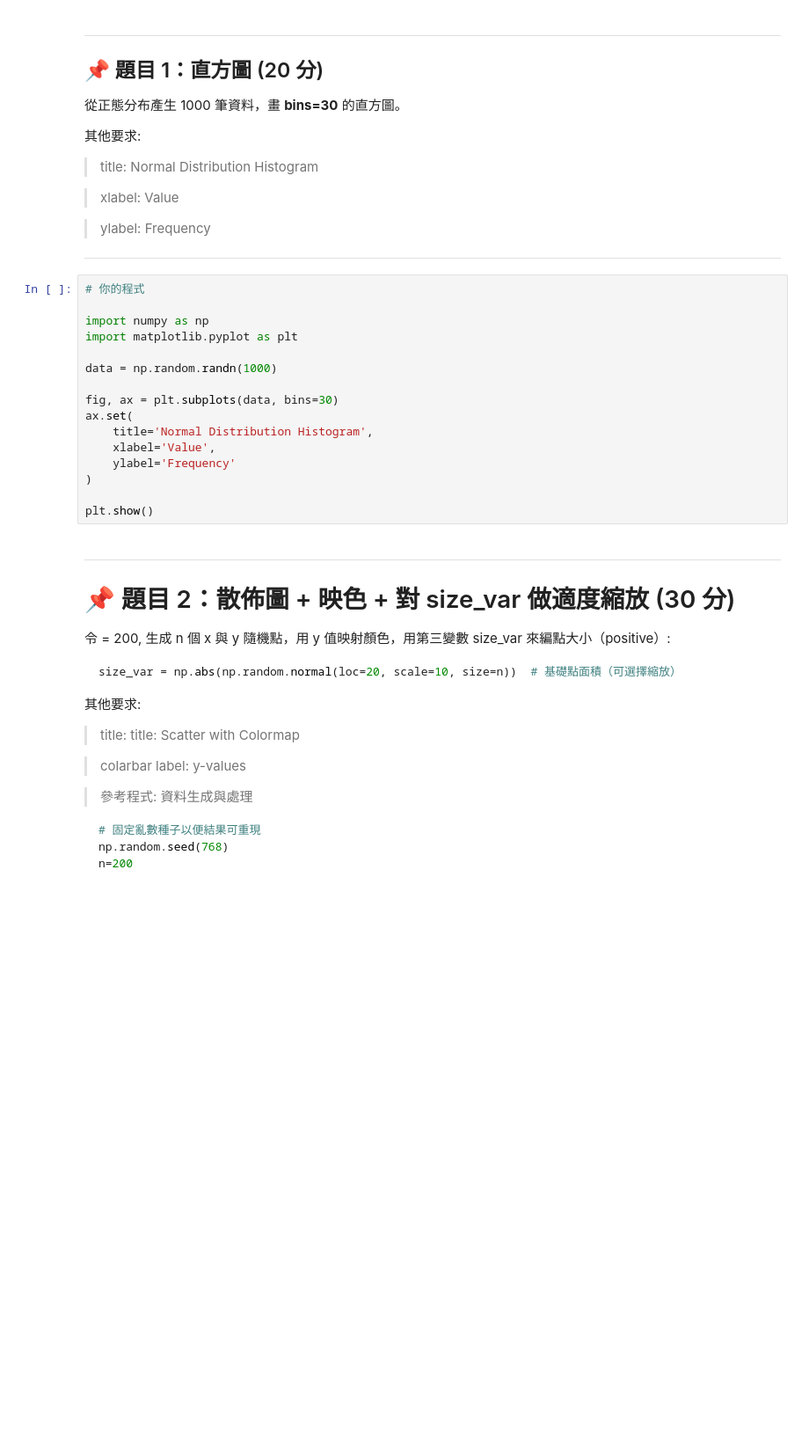
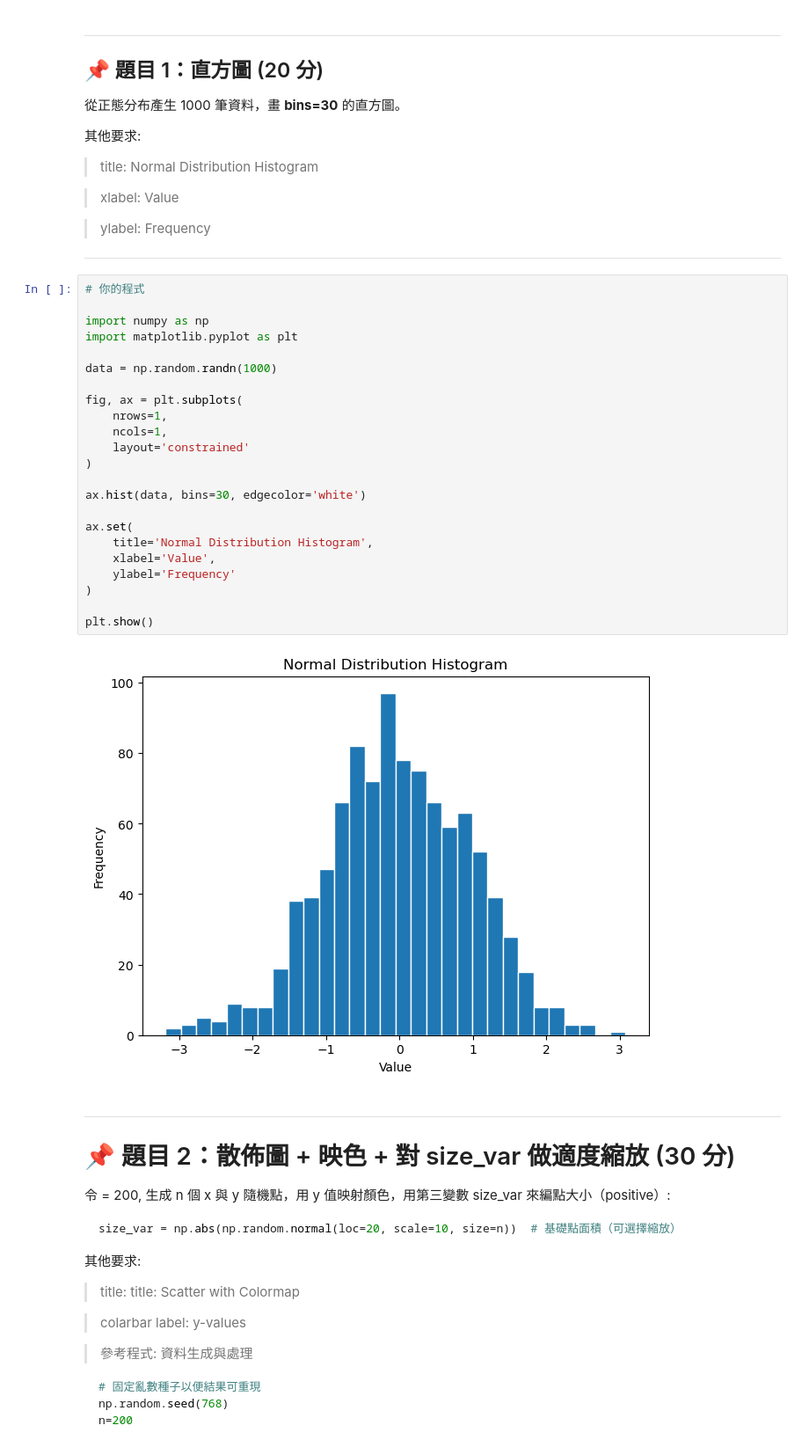
Before and after one commit to IntroDS-2025f/github-hw-1-Max-00000, a Jupyter notebook: matplot_test1.ipynb, the cells around one changed output. Shown at 88% size. Cells and saved outputs as stored; diff of their text form; blank space fills up the shorter version.

```diff
--- a/matplot_test1.ipynb
+++ b/matplot_test1.ipynb
@@ -28,19 +28,28 @@
 # %%
 # 你的程式
 
 import numpy as np
 import matplotlib.pyplot as plt
 
 data = np.random.randn(1000)
 
-fig, ax = plt.subplots(data, bins=30)
+fig, ax = plt.subplots(
+    nrows=1,
+    ncols=1,
+    layout='constrained'
+)
+
+ax.hist(data, bins=30, edgecolor='white')
+
 ax.set(
     title='Normal Distribution Histogram',
     xlabel='Value',
     ylabel='Frequency'
 )
 
 plt.show()
+# %% [output]
+[figure, added]
 # %% [markdown]
 ---
 
```
Also changed, not shown: parts of 1 cell of this notebook.
